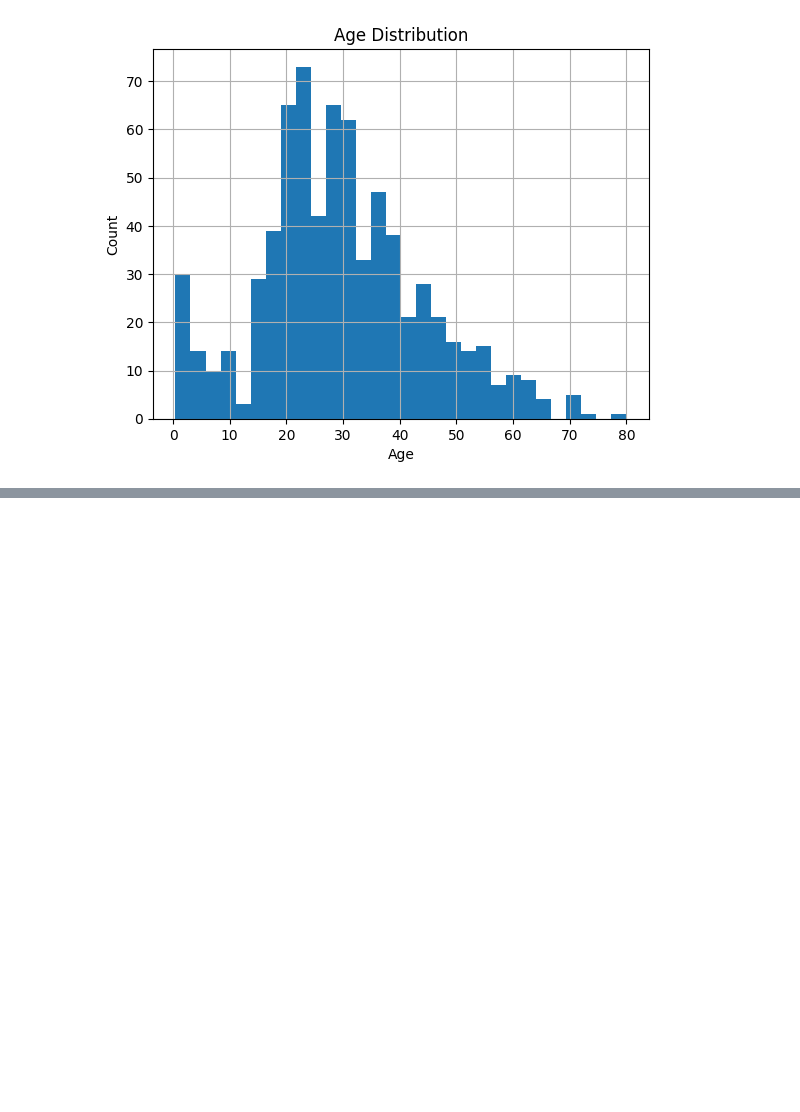
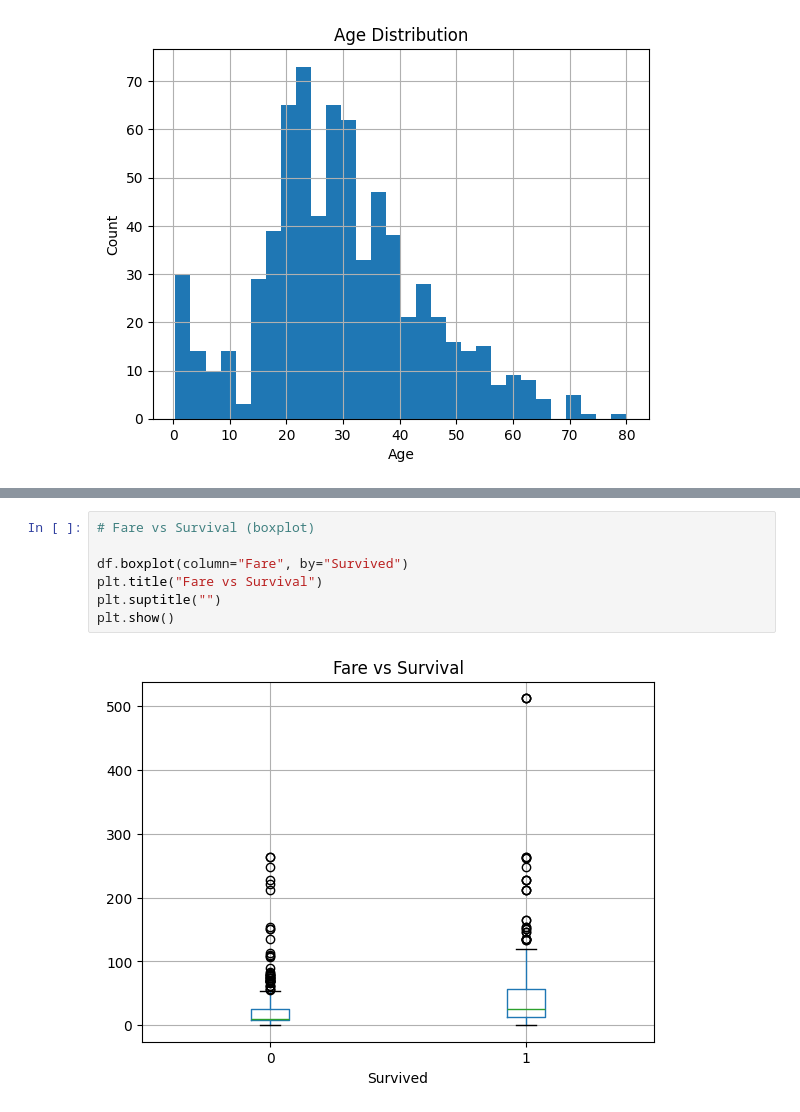
Before and after one commit to Avdhoot-Ukirde/CodeXIntern-Projects, a Jupyter notebook: Slab1.3/EDA.ipynb, the cells around one changed output, grey strips where cells are left out. Cells and saved outputs as stored; diff of their text form; blank space fills up the shorter version.

```diff
--- a/Slab1.3/EDA.ipynb
+++ b/Slab1.3/EDA.ipynb
@@ -140,0 +161,9 @@ plt.show()
+# %%
+# Fare vs Survival (boxplot)
+
+df.boxplot(column="Fare", by="Survived")
+plt.title("Fare vs Survival")
+plt.suptitle("")
+plt.show()
+# %% [output]
+[figure, added]
```
Also changed, not shown: parts of 9 cells of this notebook, 3 other files.
